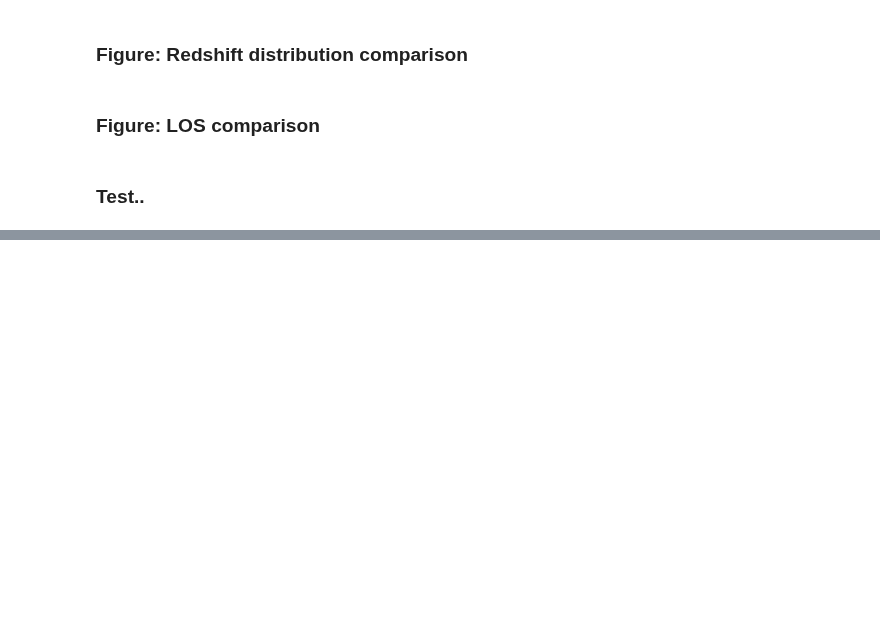
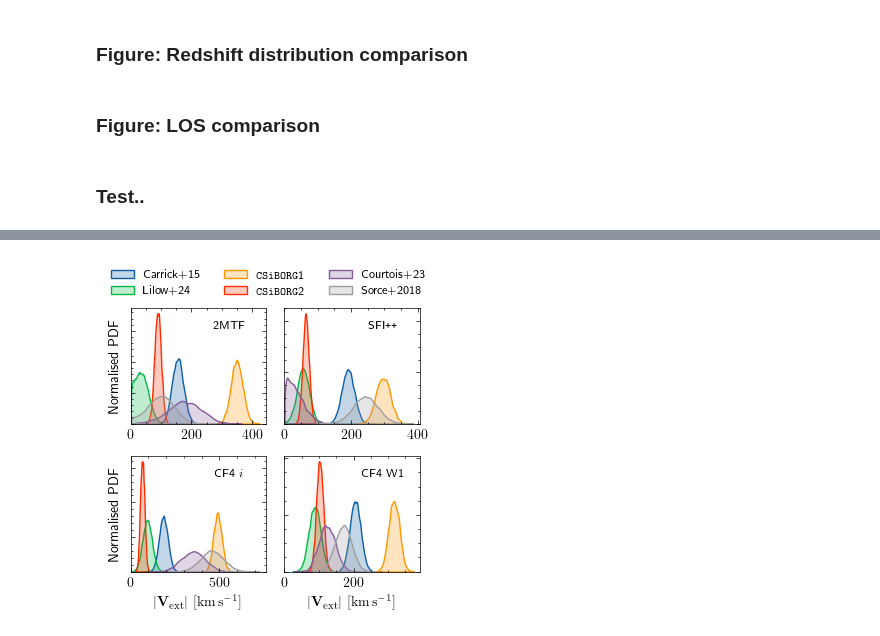
Before and after one commit to Richard-Sti/CANDEL, a Jupyter notebook: notebooks/paper_VFO/main_VFO.ipynb, the cells around one changed output, grey strips where cells are left out. Drawn from its saved outputs; the diff is of its cells as text; code cells hidden in the pictures; blank space fills up the shorter version.

```diff
--- a/notebooks/paper_VFO/main_VFO.ipynb
+++ b/notebooks/paper_VFO/main_VFO.ipynb
@@ -368,0 +321,20 @@ with plt.style.context('science'):
+# %%
+def load_and_check_posteriors(files, samples, key):
+    data = {}
+    Nsim = len(files)
+    Ncat = len(samples)
+
+    for i in range(Nsim):
+        simname, paths = files[i]
+        for j in range(Ncat):
+            cat = samples[j]
+            fname = paths[j]
+
+            try:
+                arr = candel.read_samples("", fname, keys=key)  # fname is already a full path
+            except Exception as e:
+                raise ValueError(f"Samples for {key} [NaN/empty] sim={simname} | catalogue={cat} | filename={fname}") from e
+
+            data[(simname, cat)] = arr
+
+    return data
@@ -368,0 +343,60 @@ with plt.style.context('science'):
+# %%
+data = load_and_check_posteriors(files, samples, "Vext_mag")
+
+sims = ["Carrick2015", "Lilow2024", "CB1", "CB2", "CF4", "CLONES"]
+cats = ["2MTF", "SFI", "CF4_i", "CF4_W1"]
+
+
+with plt.style.context('science'):
+    ncols, nrows = 2, 2
+    fig, axs = plt.subplots(nrows, ncols, figsize=(3.5, 2.65 * 1.25))
+    fig.subplots_adjust(hspace=0, wspace=0)
+
+    for k, cat in enumerate(cats):
+        i, j = divmod(k, ncols)
+        ax = axs[i, j]
+        for sim in sims:
+            arr = data.get((sim, cat))
+            if arr is None or np.size(arr) == 0:
+                continue
+            arr = np.asarray(arr).ravel()
+            arr = arr[np.isfinite(arr)]
+            if arr.size == 0:
+                continue
+
+            sns.kdeplot(
+                arr, fill=True, bw_adjust=0.75, ax=ax,
+                clip=(0, np.inf),  # restrict support to [0, ∞)
+                cut=0,              # don't extend past the data
+                color=simname2color(sim),
+                label=simname2label(sim) if i == 0 else None
+            )
+
+        ax.text(
+            0.725, 0.85, catalogue2label(cat),
+            transform=ax.transAxes, fontsize="small",
+            va='center', ha='center',
+            bbox=dict(facecolor='white', alpha=0.5, edgecolor='none')
+        )
+        ax.set_ylabel(None)
+        ax.set_yticklabels([])
+        ax.set_xlim(left=0)
+
+    # Legend from first row
+    handles, labels = axs[0, 0].get_legend_handles_labels()
+    if handles:
+        fig.legend(
+            handles, labels, loc='upper center',
+            bbox_to_anchor=(0.5, 1.1), ncol=3, frameon=False,
+            fontsize="small")
+
+    for c in range(ncols):
+        axs[-1, c].set_xlabel(r"$|\mathbf{V}_{\rm ext}|~[\mathrm{km}\,\mathrm{s}^{-1}]$")
+    for r in range(nrows):
+        axs[r, 0].set_ylabel("Normalised PDF")
+
+    fig.tight_layout()
+    fig.savefig("/Users/rstiskalek/Downloads/Vext_comparison.pdf", dpi=450, bbox_inches="tight")
+    fig.show()
+# %% [output]
+[figure, added]
```
Also changed, not shown: parts of 7 cells of this notebook.
